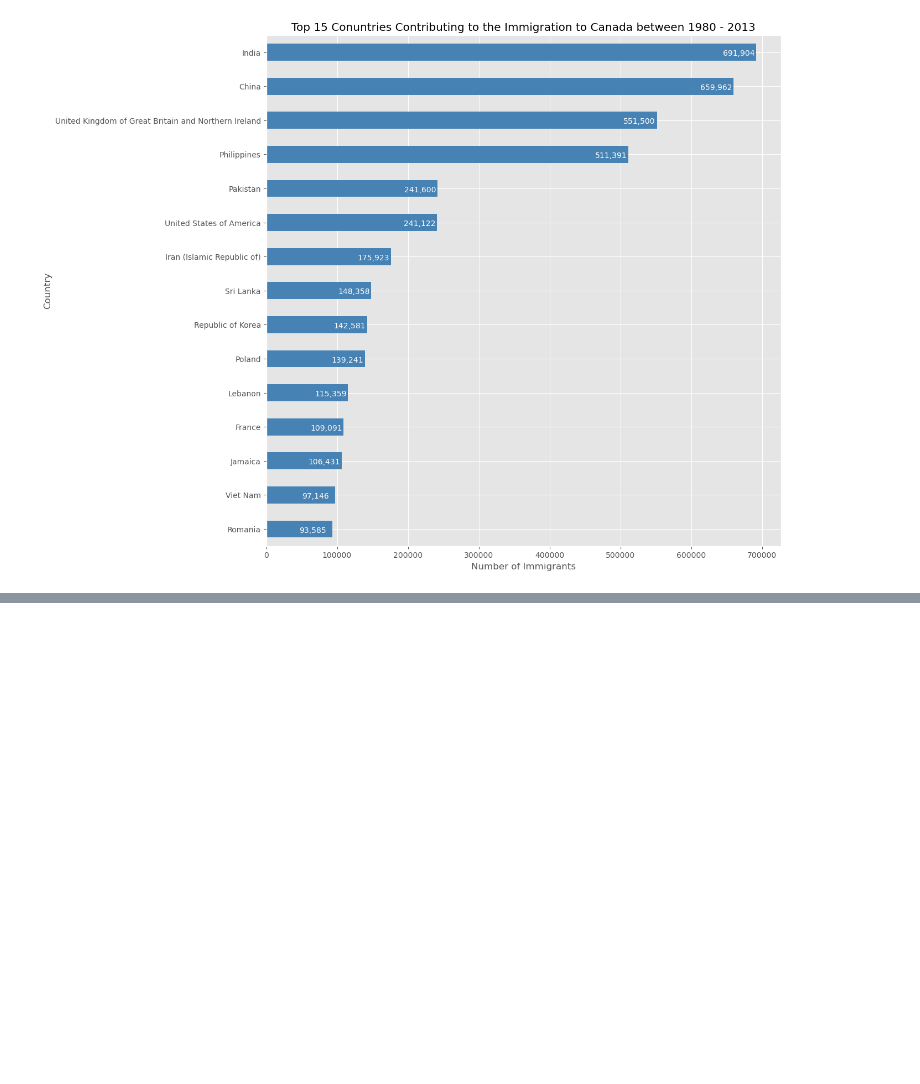
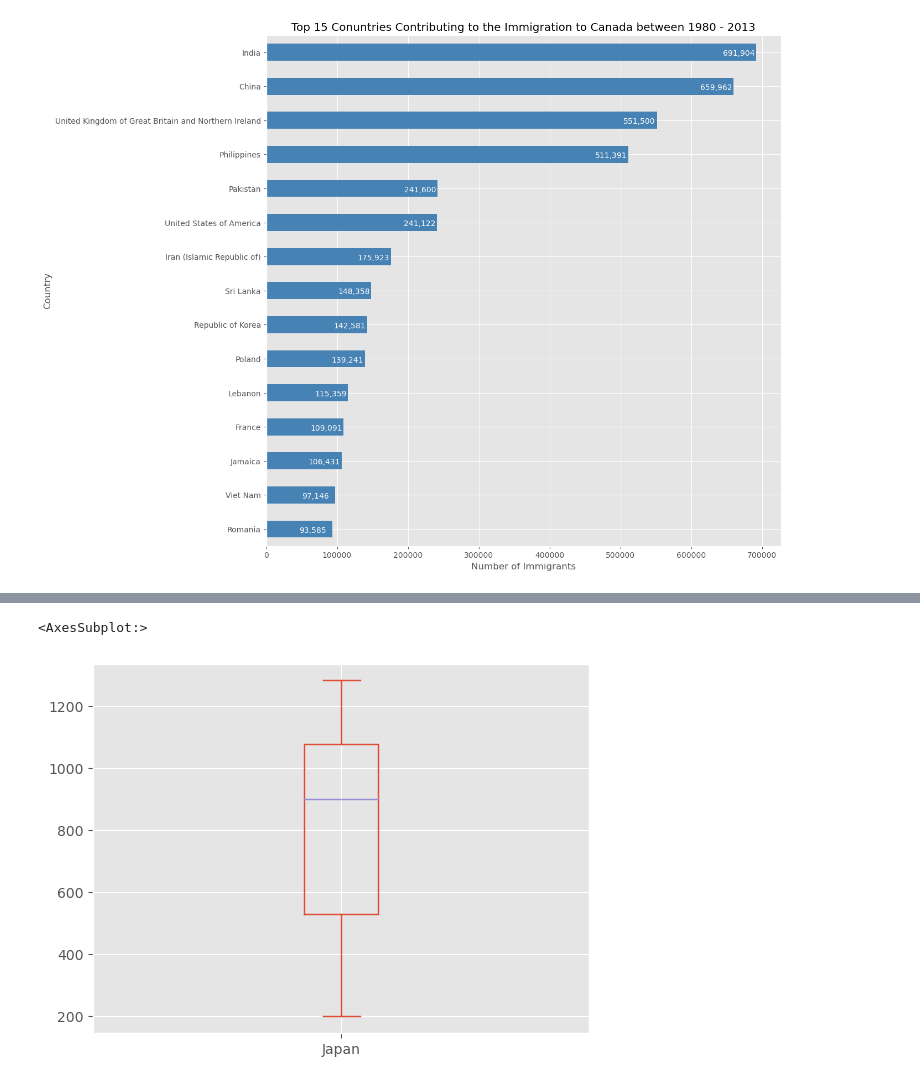
Before and after one commit to HashemRawashdeh/Study, a Jupyter notebook: Data Science/Online Cources/Data Science Professional Certificate/Canada Immigration.ipynb, the cells around one changed output, grey strips where cells are left out. Cells and saved outputs as stored; diff of their text form; code cells hidden in the pictures; blank space fills up the shorter version.

```diff
--- a/Data Science/Online Cources/Data Science Professional Certificate/Canada Immigration.ipynb
+++ b/Data Science/Online Cources/Data Science Professional Certificate/Canada Immigration.ipynb
@@ -386,0 +469,7 @@ plt.show()
+# %%
+years = list(map(str,range(1980,2014)))
+df_japan = df.loc['Japan', years].transpose()
+df_japan.plot(kind='box')
+# %% [output]
+<AxesSubplot:>
+[figure, added]
```
Also changed, not shown: parts of 22 cells of this notebook.
